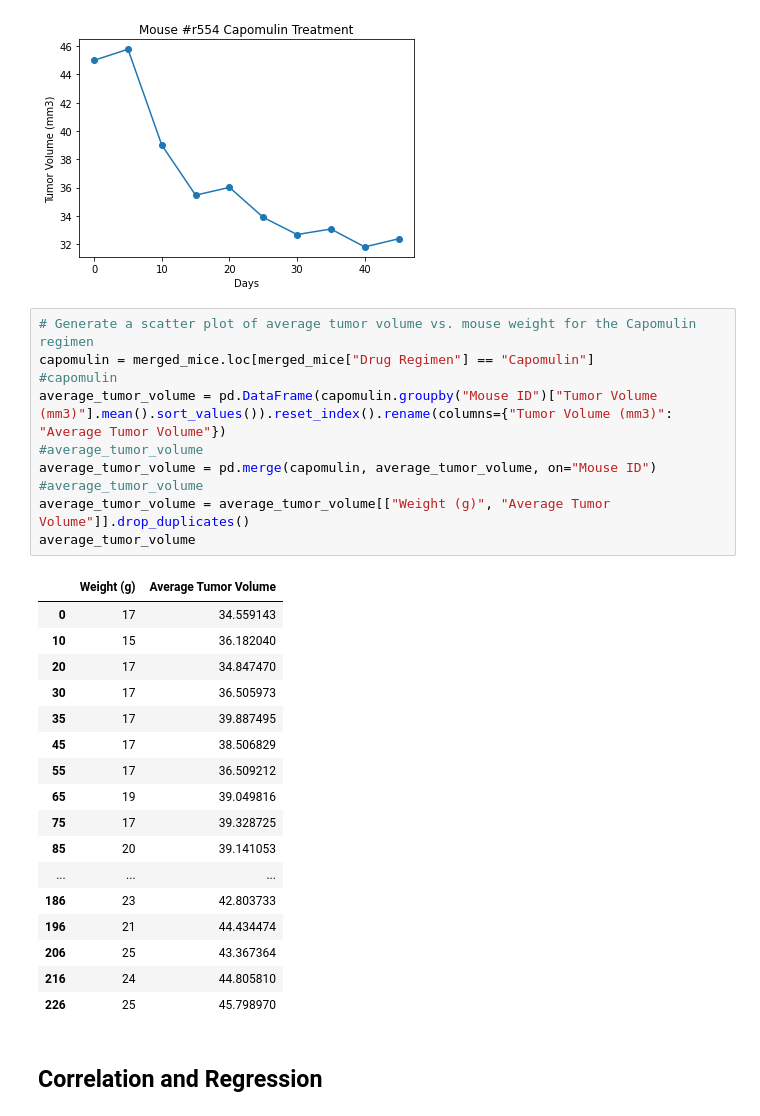
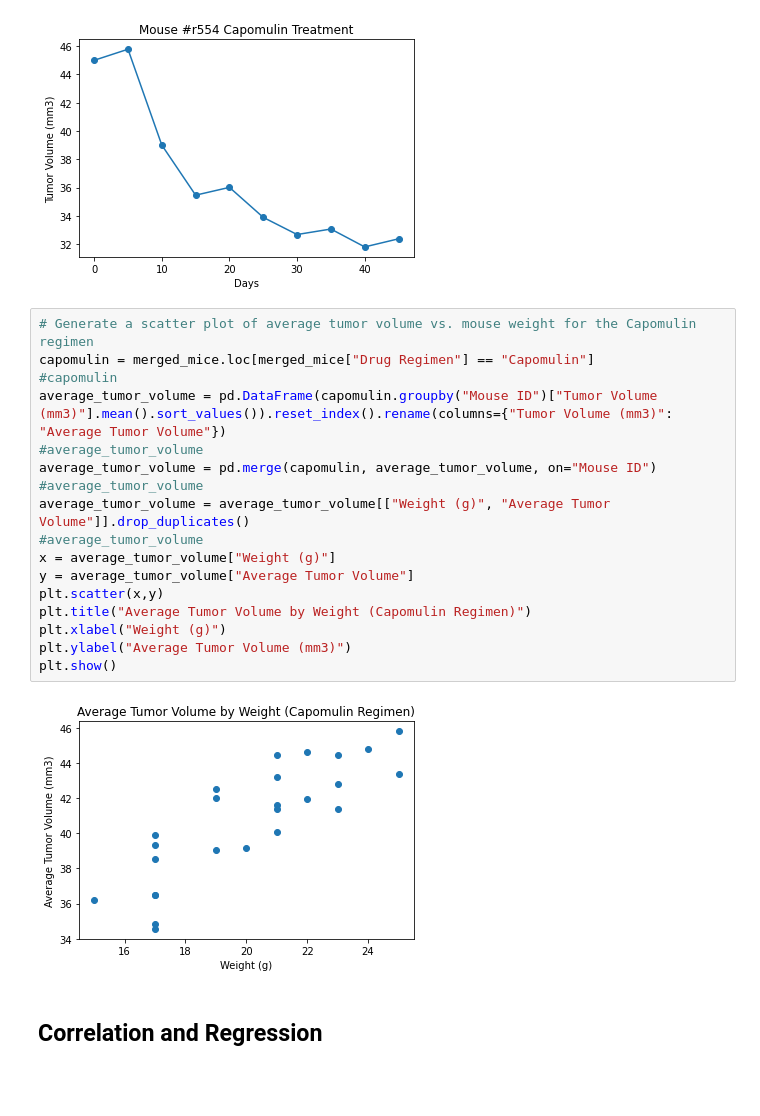
Before and after one commit to AndrewMSchell/MatPlotLib-Challenge, a Jupyter notebook: Pymaceuticals/pymaceuticals_starter.ipynb, the cells around one changed output. Saved outputs shown, nothing was run; the diff lists cells and outputs as text; blank space fills up the shorter version.

```diff
--- a/Pymaceuticals/pymaceuticals_starter.ipynb
+++ b/Pymaceuticals/pymaceuticals_starter.ipynb
@@ -245,31 +245,22 @@ plt.show()
 # %%
 # Generate a scatter plot of average tumor volume vs. mouse weight for the Capomulin regimen
 capomulin = merged_mice.loc[merged_mice["Drug Regimen"] == "Capomulin"]
 #capomulin
 average_tumor_volume = pd.DataFrame(capomulin.groupby("Mouse ID")["Tumor Volume (mm3)"].mean().sort_values()).reset_index().rename(columns={"Tumor Volume (mm3)": "Average Tumor Volume"})
 #average_tumor_volume
 average_tumor_volume = pd.merge(capomulin, average_tumor_volume, on="Mouse ID")
 #average_tumor_volume
 average_tumor_volume = average_tumor_volume[["Weight (g)", "Average Tumor Volume"]].drop_duplicates()
-average_tumor_volume
+#average_tumor_volume
+x = average_tumor_volume["Weight (g)"]
+y = average_tumor_volume["Average Tumor Volume"]
+plt.scatter(x,y)
+plt.title("Average Tumor Volume by Weight (Capomulin Regimen)")
+plt.xlabel("Weight (g)")
+plt.ylabel("Average Tumor Volume (mm3)")
+plt.show()
 # %% [output]
-|  | Weight (g) | Average Tumor Volume |
-| 0 | 17 | 34.559143 |
-| 10 | 15 | 36.182040 |
-| 20 | 17 | 34.847470 |
-| 30 | 17 | 36.505973 |
-| 35 | 17 | 39.887495 |
-| 45 | 17 | 38.506829 |
-| 55 | 17 | 36.509212 |
-| 65 | 19 | 39.049816 |
-| 75 | 17 | 39.328725 |
-| 85 | 20 | 39.141053 |
-| ... | ... | ... |
-| 186 | 23 | 42.803733 |
-| 196 | 21 | 44.434474 |
-| 206 | 25 | 43.367364 |
-| 216 | 24 | 44.805810 |
-| 226 | 25 | 45.798970 |
+[figure, added]
 # %% [markdown]
 ## Correlation and Regression
 # %%
```
